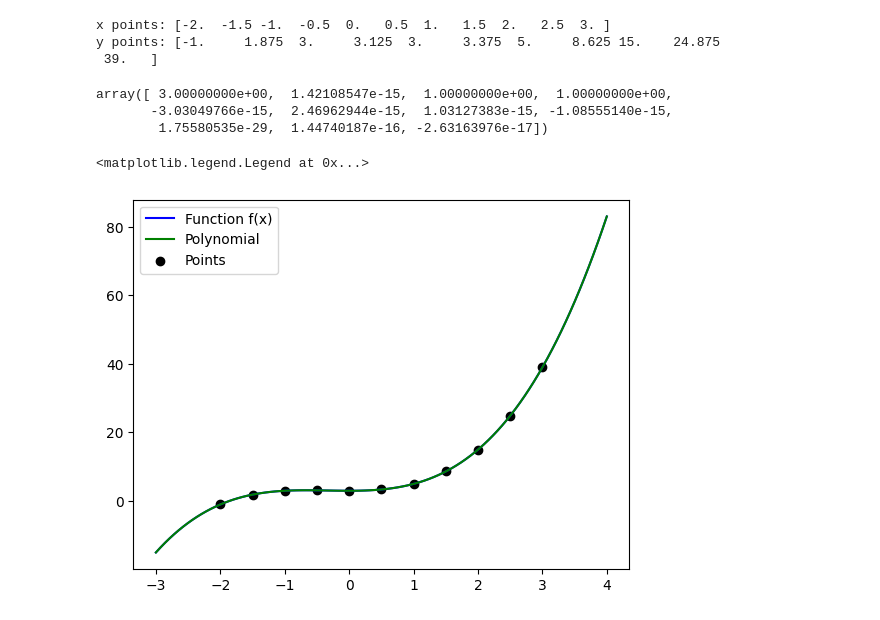
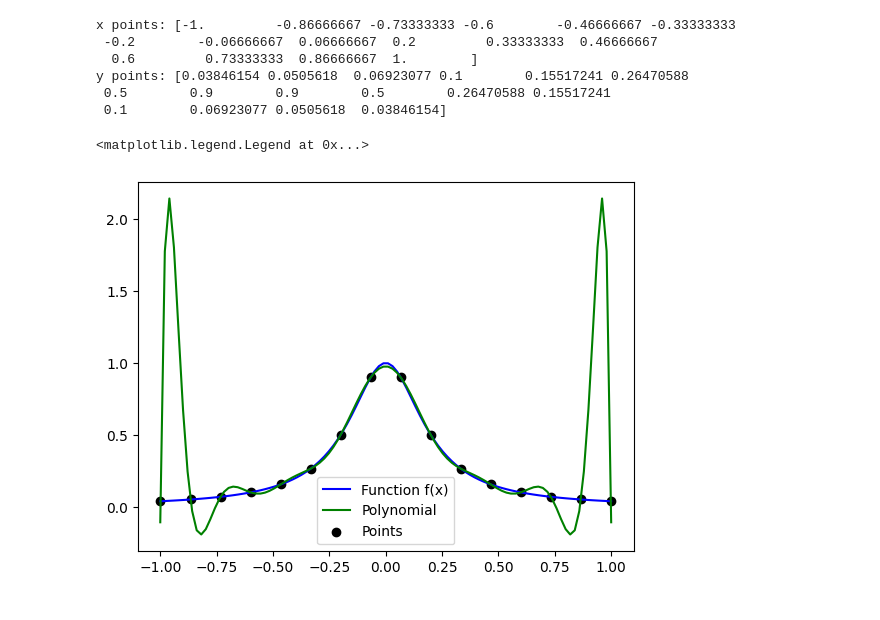
Before and after one commit to wai-lin/m8_math_foundataion_of_cs, a Jupyter notebook: src/10-polynomial.ipynb, the cells around one changed output. Saved outputs shown, nothing was run; the diff lists cells and outputs as text; code cells hidden in the pictures.

```diff
--- a/src/10-polynomial.ipynb
+++ b/src/10-polynomial.ipynb
@@ -3,20 +3,25 @@ import math
 import numpy as np
 import matplotlib.pyplot as plt
 # %%
+# def f(x):
+#     return x**2 + 3 / 1 + x**3
+
 def f(x):
-    return x**2 + 3 / 1 + x**3
+    return 1 / (1 + 25 * x**2)
 
-
-a, b = (-2, 3)
-n = 10
+a, b = (-1, 1)
+n = 15
 x_points = np.linspace(a, b, n+1)
 y_points = f(x_points)
 print("x points:", x_points)
 print("y points:", y_points)
 # %% [output]
-x points: [-2.  -1.5 -1.  -0.5  0.   0.5  1.   1.5  2.   2.5  3. ]
-y points: [-1.     1.875  3.     3.125  3.     3.375  5.     8.625 15.    24.875
- 39.   ]
+x points: [-1.         -0.86666667 -0.73333333 -0.6        -0.46666667 -0.33333333
+ -0.2        -0.06666667  0.06666667  0.2         0.33333333  0.46666667
+  0.6         0.73333333  0.86666667  1.        ]
+y points: [0.03846154 0.0505618  0.06923077 0.1        0.15517241 0.26470588
+ 0.5        0.9        0.9        0.5        0.26470588 0.15517241
+ 0.1        0.06923077 0.0505618  0.03846154]
 # %%
 V = np.zeros((n + 1, n + 1))
 for i in range(n + 1):
@@ -26,20 +32,13 @@ for i in range(n + 1):
-# %%
-c = np.linalg.solve(V, y_points)
-c
-# %% [output]
-array([ 3.00000000e+00,  1.42108547e-15,  1.00000000e+00,  1.00000000e+00,
-       -3.03049766e-15,  2.46962944e-15,  1.03127383e-15, -1.08555140e-15,
-        1.75580535e-29,  1.44740187e-16, -2.63163976e-17])
 # %%
-x_plot = np.linspace(a-1, b+1, 100)
+x_plot = np.linspace(a-0.001, b+0.001, 100)
 y_func = f(x_plot)
 y_plot = sum(c[i] * x_plot**i for i in range(len(c)))
 
 fig, ax = plt.subplots()
 ax.plot(x_plot, y_func, color='blue', label='Function f(x)')
 ax.plot(x_plot, y_plot, color='green', label='Polynomial')
 ax.scatter(x_points, y_points, color='black', label='Points')
 ax.legend()
 # %% [output]
 <matplotlib.legend.Legend at 0x...>
-[figure, old version]
+[figure, new version]
```
Also changed, not shown: parts of 1 cell of this notebook.
